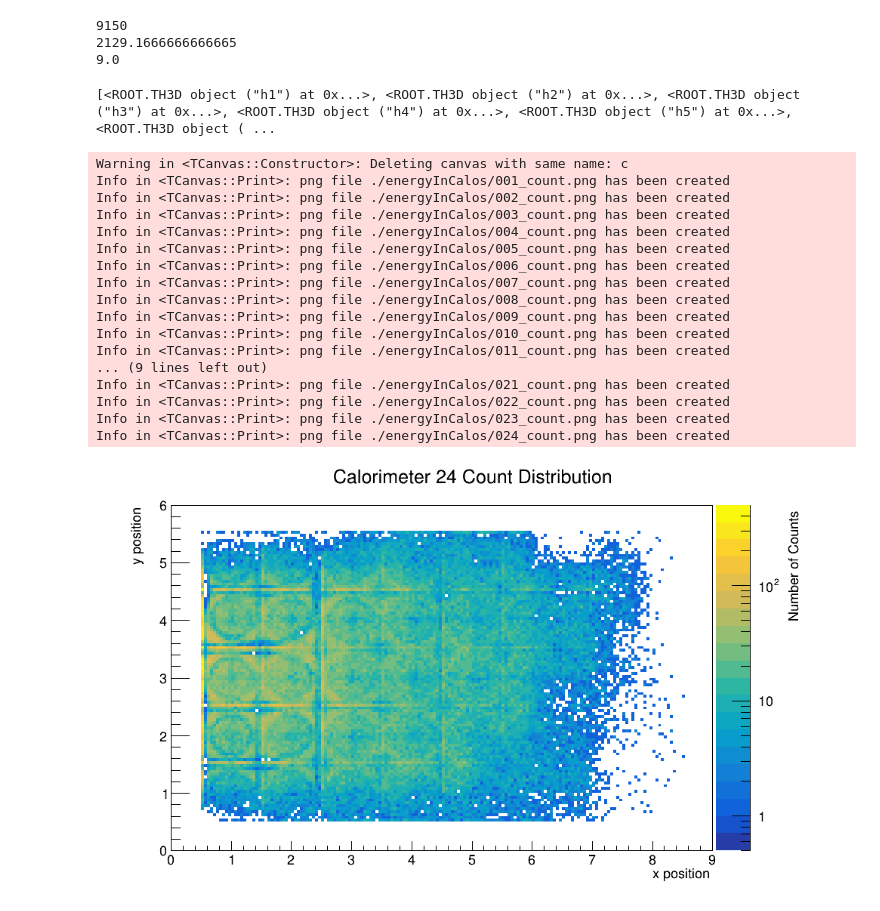
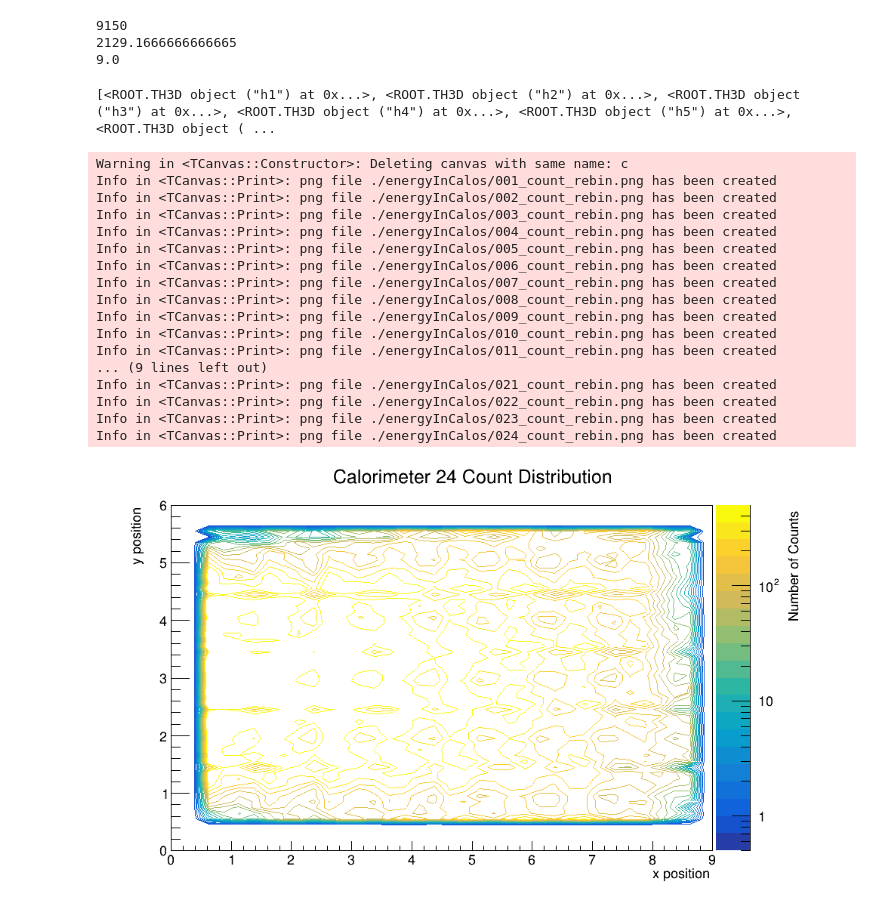
Before and after one commit to jlabounty/g-2, a Jupyter notebook: calorimeter/Calo2CompareEnergyDistributions.ipynb, the cells around one changed output. Drawn from its saved outputs; the diff is of its cells as text; code cells hidden in the pictures.

```diff
--- a/calorimeter/Calo2CompareEnergyDistributions.ipynb
+++ b/calorimeter/Calo2CompareEnergyDistributions.ipynb
@@ -137,8 +115,8 @@ for i in range(24):
     calostring = "h"+str(i+1)
 
     hi = r.TH3D("hi","hi",4340,1660,6000,120,0,6,180,0,9)
-#    t.Draw("x:y:energy>>hi", "energy>1660 && energy<6000 && time*1.25 > 30000 && time*1.25 < 650000 && caloNum=="+str(i+1), "goff")
-    t.Draw("x:y:energy>>hi", "energy>2101.7064342073804 && energy<6000 && time*1.25 > 30000 && time*1.25 < 650000 && caloNum=="+str(i+1), "goff")
+    t.Draw("x:y:energy>>hi", "energy>1660 && energy<6000 && time*1.25 > 30000 && time*1.25 < 650000 && caloNum=="+str(i+1), "goff")
+#    t.Draw("x:y:energy>>hi", "energy>2000 && energy<6000 && time*1.25 > 30000 && time*1.25 < 650000 && caloNum=="+str(i+1), "goff")
     hi = r.gDirectory.Get("hi")
     hi.SetTitle(calostring)
     print("    Histogram generated")
@@ -204,7 +182,7 @@ for i in range(len(projectionVec)):
     c.SetRightMargin(0.18)
     ding.Draw("COLZ")
     c.Draw()
-    c.Print("./energyInCalos/"+str(int(i+1)).zfill(3)+"_count.png" )
+#    c.Print("./energyInCalos/"+str(int(i+1)).zfill(3)+"_count.png" )
     meanVecX.append((i+1,ding.GetMean(), ding.GetRMS()))
 # %% [output]
 [<ROOT.TH3D object ("h1") at 0x...>, <ROOT.TH3D object ("h2") at 0x...>, <ROOT.TH3D object ("h3") at 0x...>, <ROOT.TH3D object ("h4") at 0x...>, <ROOT.TH3D object ("h5") at 0x...>, <ROOT.TH3D object ( ...
@@ -334,7 +295,7 @@ for i in range(len(projectionVec)):
     c.SetRightMargin(0.18)
     ding.Draw("COLZ")
     c.Draw()
-    c.Print("./energyInCalos/"+str(int(i+1)).zfill(3)+"_nolog.png" )
+#    c.Print("./energyInCalos/"+str(int(i+1)).zfill(3)+"_nolog.png" )
     meanVecX.append((i+1,ding.GetMean(), ding.GetRMS()))
 # %% [output]
 [<ROOT.TH3D object ("h1") at 0x...>, <ROOT.TH3D object ("h2") at 0x...>, <ROOT.TH3D object ("h3") at 0x...>, <ROOT.TH3D object ("h4") at 0x...>, <ROOT.TH3D object ("h5") at 0x...>, <ROOT.TH3D object ( ...
@@ -367,41 +311,41 @@ print(ding.GetBinEntries(9150))
 # %%
 print(projectionVec)
 meanVecXCount = []
 c = r.TCanvas("c","c",1000,600)
 
 for i in range(len(projectionVec)):
 #    ding = projectionVec[i].Project3DProfile("yz")
     ding = projectionVec[i].Project3D("yz")
-#    ding.Rebin2D(2)
+    ding.Rebin2D(5)
     ding.GetZaxis().SetRangeUser(0,500)
     ding.SetTitle("Calorimeter "+str(i+1)+" Count Distribution")
     ding.GetXaxis().SetTitle("x position")
     ding.GetYaxis().SetTitle("y position")
     ding.GetZaxis().SetTitle("Number of Counts")
     ding.GetZaxis().SetNdivisions(555)
     c.SetLogz()
     c.SetRightMargin(0.18)
-    ding.Draw("COLZ")
+    ding.Draw("CONT1 Z")
     c.Draw()
-    c.Print("./energyInCalos/"+str(int(i+1)).zfill(3)+"_count.png" )
+    c.Print("./energyInCalos/"+str(int(i+1)).zfill(3)+"_count_rebin.png" )
     meanVecXCount.append((i+1,ding.GetMean(), ding.GetRMS()))
 # %% [output]
 [<ROOT.TH3D object ("h1") at 0x...>, <ROOT.TH3D object ("h2") at 0x...>, <ROOT.TH3D object ("h3") at 0x...>, <ROOT.TH3D object ("h4") at 0x...>, <ROOT.TH3D object ("h5") at 0x...>, <ROOT.TH3D object ( ...
 Warning in <TCanvas::Constructor>: Deleting canvas with same name: c
-Info in <TCanvas::Print>: png file ./energyInCalos/001_count.png has been created
-Info in <TCanvas::Print>: png file ./energyInCalos/002_count.png has been created
-Info in <TCanvas::Print>: png file ./energyInCalos/003_count.png has been created
-Info in <TCanvas::Print>: png file ./energyInCalos/004_count.png has been created
-Info in <TCanvas::Print>: png file ./energyInCalos/005_count.png has been created
-Info in <TCanvas::Print>: png file ./energyInCalos/006_count.png has been created
-Info in <TCanvas::Print>: png file ./energyInCalos/007_count.png has been created
-Info in <TCanvas::Print>: png file ./energyInCalos/008_count.png has been created
-Info in <TCanvas::Print>: png file ./energyInCalos/009_count.png has been created
-Info in <TCanvas::Print>: png file ./energyInCalos/010_count.png has been created
-Info in <TCanvas::Print>: png file ./energyInCalos/011_count.png has been created
+Info in <TCanvas::Print>: png file ./energyInCalos/001_count_rebin.png has been created
+Info in <TCanvas::Print>: png file ./energyInCalos/002_count_rebin.png has been created
+Info in <TCanvas::Print>: png file ./energyInCalos/003_count_rebin.png has been created
+Info in <TCanvas::Print>: png file ./energyInCalos/004_count_rebin.png has been created
+Info in <TCanvas::Print>: png file ./energyInCalos/005_count_rebin.png has been created
+Info in <TCanvas::Print>: png file ./energyInCalos/006_count_rebin.png has been created
+Info in <TCanvas::Print>: png file ./energyInCalos/007_count_rebin.png has been created
+Info in <TCanvas::Print>: png file ./energyInCalos/008_count_rebin.png has been created
+Info in <TCanvas::Print>: png file ./energyInCalos/009_count_rebin.png has been created
+Info in <TCanvas::Print>: png file ./energyInCalos/010_count_rebin.png has been created
+Info in <TCanvas::Print>: png file ./energyInCalos/011_count_rebin.png has been created
 ... (9 lines left out)
-Info in <TCanvas::Print>: png file ./energyInCalos/021_count.png has been created
-Info in <TCanvas::Print>: png file ./energyInCalos/022_count.png has been created
-Info in <TCanvas::Print>: png file ./energyInCalos/023_count.png has been created
-Info in <TCanvas::Print>: png file ./energyInCalos/024_count.png has been created
+Info in <TCanvas::Print>: png file ./energyInCalos/021_count_rebin.png has been created
+Info in <TCanvas::Print>: png file ./energyInCalos/022_count_rebin.png has been created
+Info in <TCanvas::Print>: png file ./energyInCalos/023_count_rebin.png has been created
+Info in <TCanvas::Print>: png file ./energyInCalos/024_count_rebin.png has been created
-[figure, old version]
+[figure, new version]
```
Also changed, not shown: parts of 18 cells of this notebook, 2 other files.
